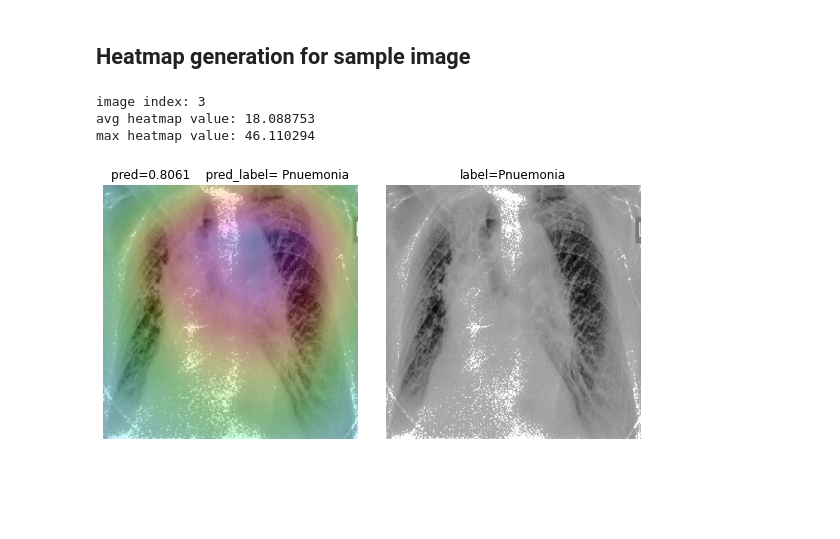
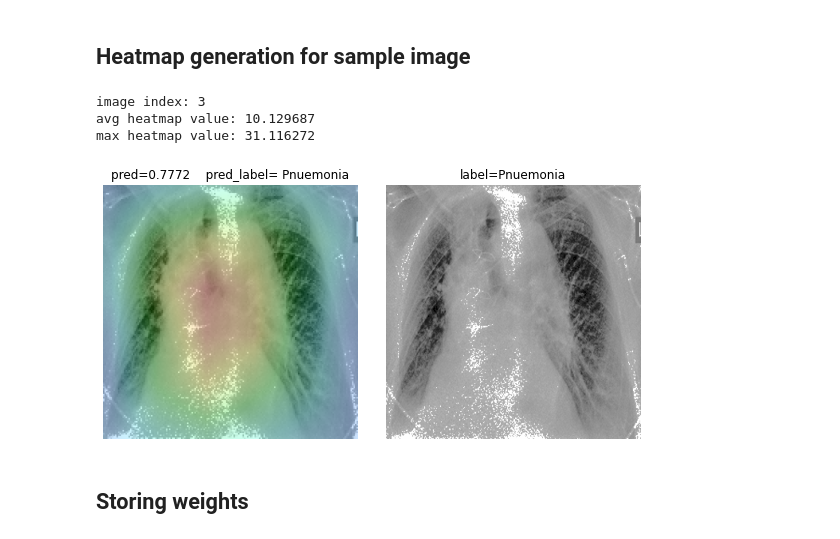
Before and after one commit to DL-COVID-Nischidha/dl_covid, a Jupyter notebook: 2_Training_model(NPO).ipynb, the cells around one changed output. Drawn from its saved outputs; the diff is of its cells as text; code cells hidden in the pictures; blank space fills up the shorter version.

```diff
--- a/2_Training_model(NPO).ipynb
+++ b/2_Training_model(NPO).ipynb
@@ -206,7 +206,7 @@ base_image = X[0]
 X = np.array([match_histogram(source=image, template=base_image) for image in X])
 
 # apply image enhancements and concat with the original image
-X_beasf = np.array([BEASF(image=image, gamma=1.5) for image in X])
+X_beasf = np.array([ for image in X])
 X_clahe = np.array([cv2.createCLAHE(clipLimit=2.0, tileGridSize=(8, 8)).apply(image) for image in X])
 X_clahe = np.array([np.expand_dims(a=image, axis=-1) for image in X_clahe])
 X = np.concatenate((X_beasf, X_clahe, X), axis=-1)
@@ -370,5 +374,5 @@ Epoch 00020: val_loss improved from 0.41672 to 0.40694, saving model to /content
 # %%
-classifier.load_weights('/content/drive/My Drive/Covid19AI/covid_model/eps=018_valLoss=0.4167.hdf5')
+classifier.load_weights('/content/drive/My Drive/Covid19AI/covid_model/eps=018_valLoss=0.3992.hdf5')
 print('number of test-set images:', len(y_test))
 
 y_pred = classifier.predict(X_test)
@@ -509,8 +513,8 @@ class GradCAM:
         output = cv2.addWeighted(image.astype('uint8'), alpha, heatmap, 1 - alpha, 0)
         return output
 # %%
-# predictor = load_model('/content/drive/My Drive/COVID-CXNet_model.hdf5')
-predictor = classifier
+predictor = load_model('/content/drive/My Drive/Covid19AI/covid_model/eps=018_valLoss=0.3992.hdf5')
+#predictor = classifier
 # IMG_ID = np.random.randint(low=0, high=len(X_test), size=None)
 IMG_ID = 3
 print('image index:', IMG_ID)
@@ -526,33 +530,35 @@ plain_img = test_img[:, :, 2]
 temp_img = (plain_img * 255.).astype('uint8')
 
 labels = ['Normal', 'Pnuemonia', 'Others']
 pred = predictor.predict(np.expand_dims(test_img, axis=0))
 pred_label = labels[np.argmax(pred)]
 
 
 cam = GradCAM(model=predictor, classIdx=np.argmax(pred), layerName=None)
 heatmap = cam.compute_heatmap(image=test_img, normalize=True)
 overlaid_heatmap = cam.overlay_heatmap(heatmap=heatmap, image=temp_img, alpha=0.8,
                                        colormap=cv2.COLORMAP_HSV)
 
 overlaid_heatmap = overlaid_heatmap[75:245, 75:245, :]
 # test_img = test_img[75:245, 75:245]
 
 fig = plt.figure(num=2, figsize=(8, 8))
 plt.subplot(1, 2, 1)
 plt.imshow(overlaid_heatmap)
 plt.axis('off')
 plt.title('pred=%.4f    pred_label= %s' % (np.max(pred), pred_label))
 
 plt.subplot(1, 2, 2)
 plt.imshow(X_test[IMG_ID][:, :, 2], cmap='gray')
 plt.axis('off')
 plt.title('label=%s' % labels[y_test_decoded[IMG_ID]])
 fig.tight_layout()
 plt.show()
 # fig.savefig('/content/drive/My Drive/multi_%d.pdf' % IMG_ID, bbox_inches='tight', pad_inches=0.1)
 # %% [output]
 image index: 3
-avg heatmap value: 18.088753
-max heatmap value: 46.110294
+avg heatmap value: 10.129687
+max heatmap value: 31.116272
-[figure, old version]
+[figure, new version]
+# %% [markdown]
+## Storing weights
```
Also changed, not shown: parts of 12 cells of this notebook.
